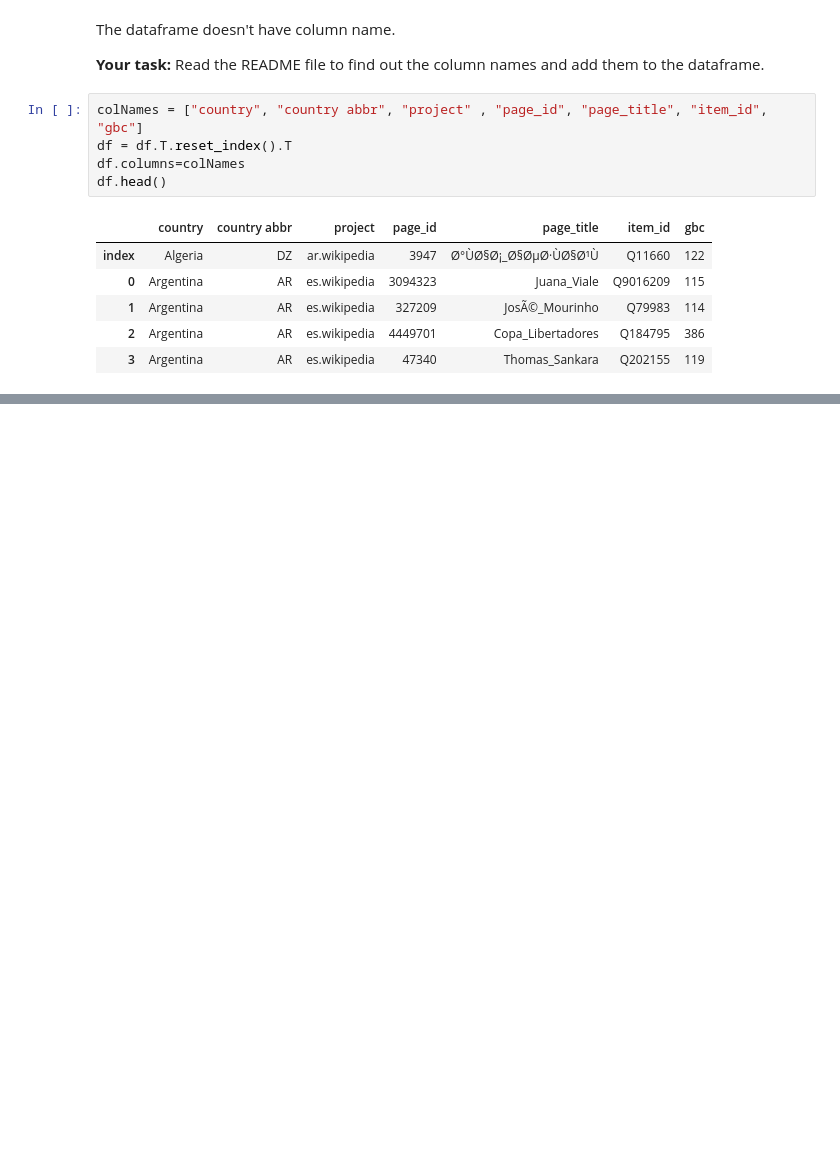
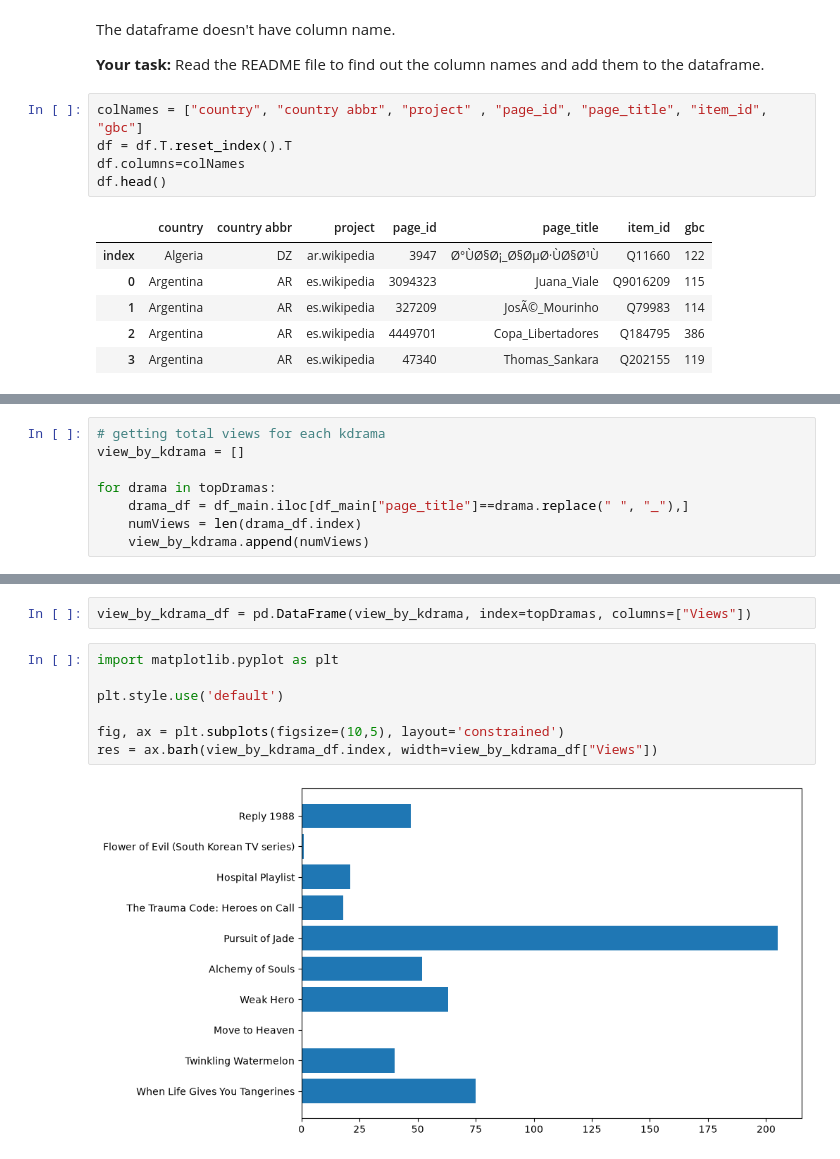
Before and after one commit to sday04/week5-wed, a Jupyter notebook: week5-wed-notebook.ipynb, the cells around one changed output, grey strips where cells are left out. Saved outputs shown, nothing was run; the diff lists cells and outputs as text; blank space fills up the shorter version.

```diff
--- a/week5-wed-notebook.ipynb
+++ b/week5-wed-notebook.ipynb
@@ -281,0 +440,8 @@ df.head()
+# %%
+# getting total views for each kdrama
+view_by_kdrama = []
+
+for drama in topDramas:
+    drama_df = df_main.iloc[df_main["page_title"]==drama.replace(" ", "_"),]
+    numViews = len(drama_df.index)
+    view_by_kdrama.append(numViews)
@@ -281,0 +452,11 @@ df.head()
+# %%
+view_by_kdrama_df = pd.DataFrame(view_by_kdrama, index=topDramas, columns=["Views"])
+# %%
+import matplotlib.pyplot as plt
+
+plt.style.use('default')
+
+fig, ax = plt.subplots(figsize=(10,5), layout='constrained')
+res = ax.barh(view_by_kdrama_df.index, width=view_by_kdrama_df["Views"])
+# %% [output]
+[figure, added]
```
Also changed, not shown: parts of 18 cells of this notebook, 1 other file.
